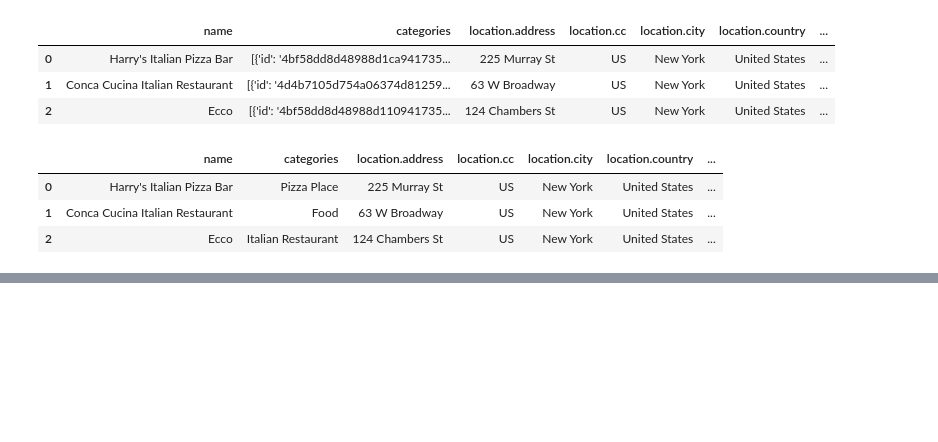
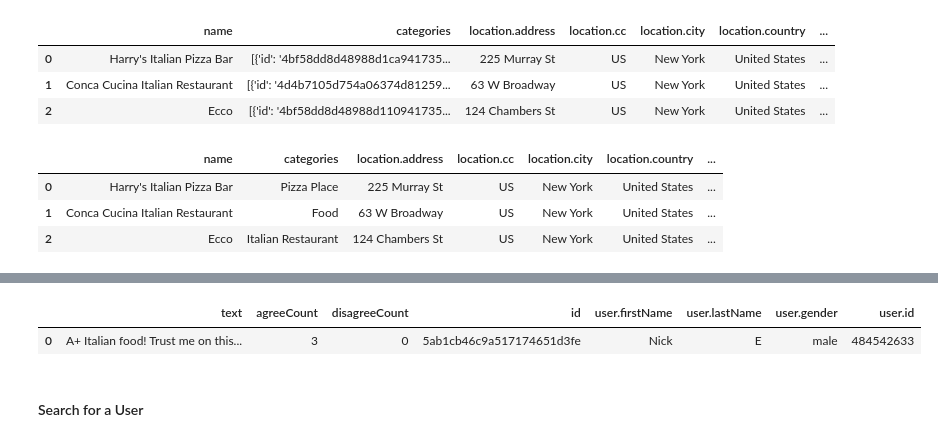
Before and after one commit to amypeniston/data-science-capstone-project, a Jupyter notebook: Foursquare_API_Examples.ipynb, the cells around one changed output, grey strips where cells are left out. Cells and saved outputs as stored; diff of their text form; code cells hidden in the pictures; blank space fills up the shorter version.

```diff
--- a/Foursquare_API_Examples.ipynb
+++ b/Foursquare_API_Examples.ipynb
@@ -174,0 +179,3 @@ venues_map
+# %%
+venue_id = "3fd66200f964a520f4e41ee3"
+url = "https://api.foursquare.com/v2/venues/{}?client_id={}&client_secret={}&v={}".format(venue_id, CLIENT_ID, CLIENT_SECRET, VERSION)
@@ -174,0 +201,3 @@ venues_map
+# %%
+tips = results["response"]["tips"]["items"]
+tips
@@ -174,0 +225,13 @@ venues_map
+# %%
+pd.set_option("display.max_colwidth", -1)
+
+tips_df = json_normalize(tips)
+cols = ['text', 'agreeCount', 'disagreeCount', 'id', 'user.firstName', 'user.lastName', 'user.gender', 'user.id']
+
+tips_filtered = tips_df.loc[:, cols]
+tips_filtered
+# %% [output]
+|  | text | agreeCount | disagreeCount | id | user.firstName | user.lastName | user.gender | user.id |
+| 0 | A+ Italian food! Trust me on this... | 3 | 0 | 5ab1cb46c9a517174651d3fe | Nick | E | male | 484542633 |
+# %% [markdown]
+#### Search for a User
```
Also changed, not shown: parts of 18 cells of this notebook.
